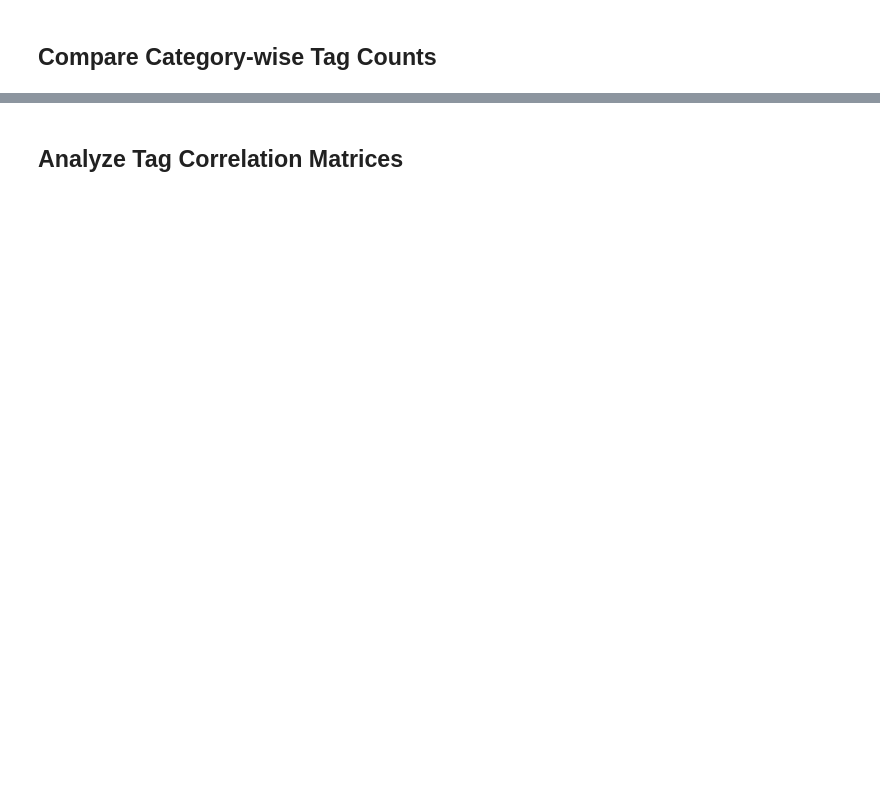
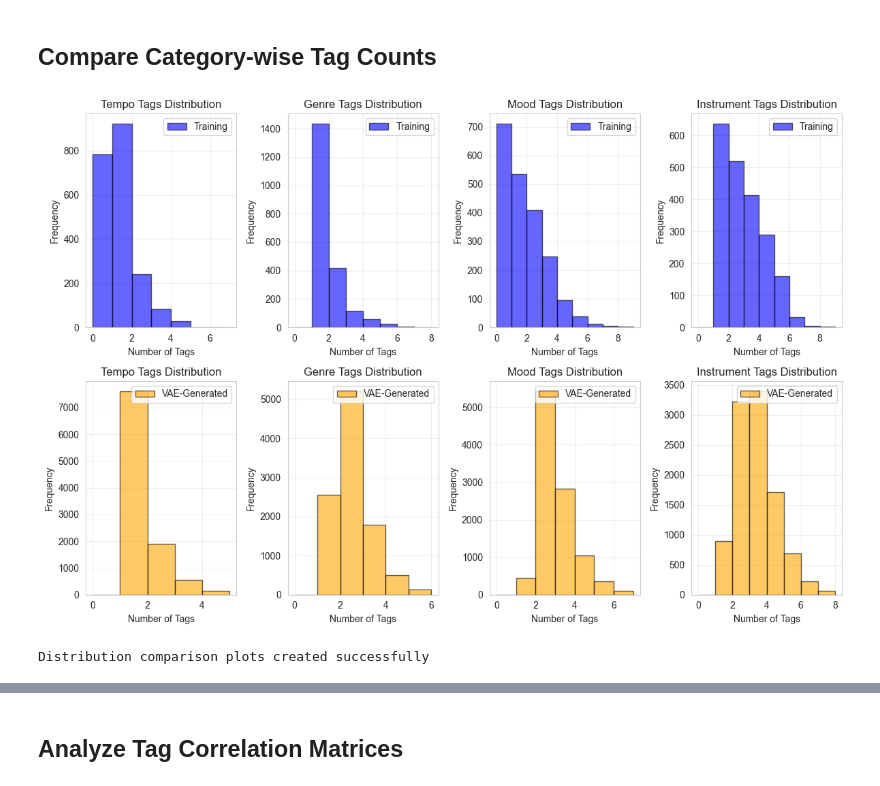
Before and after one commit to BrunoSienkiewicz/ConceptCaps, a Jupyter notebook: notebooks/vae-tags-dataset-comparison.ipynb, the cells around one changed output, grey strips where cells are left out. Drawn from its saved outputs; the diff is of its cells as text; code cells hidden in the pictures; blank space fills up the shorter version.

```diff
--- a/notebooks/vae-tags-dataset-comparison.ipynb
+++ b/notebooks/vae-tags-dataset-comparison.ipynb
@@ -122,33 +380,51 @@ print(stats_df.to_string(index=False))
 # %%
 
 # Create side-by-side distribution plots
-fig, axes = plt.subplots(2, 2, figsize=(14, 10))
+fig, axes = plt.subplots(2, len(tag_categories), figsize=(12, 8))
 axes = axes.flatten()
 
-for idx, (cat_name, (train_col, vae_col)) in enumerate(tag_categories.items()):
+for idx, (cat_name, col) in enumerate(tag_categories.items()):
     ax = axes[idx]
 
-    train_counts = df_train[train_col].apply(len)
-    vae_counts = df_vae_baseline[vae_col].apply(len)
+    train_counts = df_train[col].apply(len)
 
     # Create bins
-    max_count = max(train_counts.max(), vae_counts.max())
+    max_count = train_counts.max()
     bins = np.arange(0, max_count + 2)
 
     # Plot histograms
     ax.hist(train_counts, bins=bins, alpha=0.6, label='Training', color='blue', edgecolor='black')
+
+    ax.set_xlabel('Number of Tags')
+    ax.set_ylabel('Frequency')
+    ax.set_title(f'{cat_name} Tags Distribution')
+    ax.legend()
+    ax.grid(True, alpha=0.3)
+
+for idx, (cat_name, col) in enumerate(tag_categories.items()):
+    ax = axes[idx + 4]
+
+    vae_counts = df_vae_all[col].apply(len)
+
+    # Create bins
+    max_count = vae_counts.max()
+    bins = np.arange(0, max_count + 2)
+
     ax.hist(vae_counts, bins=bins, alpha=0.6, label='VAE-Generated', color='orange', edgecolor='black')
 
     ax.set_xlabel('Number of Tags')
     ax.set_ylabel('Frequency')
     ax.set_title(f'{cat_name} Tags Distribution')
     ax.legend()
     ax.grid(True, alpha=0.3)
 
 plt.tight_layout()
 plt.show()
 
 print("Distribution comparison plots created successfully")
+# %% [output]
+[figure, added]
+Distribution comparison plots created successfully
 # %%
 
 # Create box plots for detailed distribution comparison
```
Also changed, not shown: parts of 26 cells of this notebook, 1 other file.
